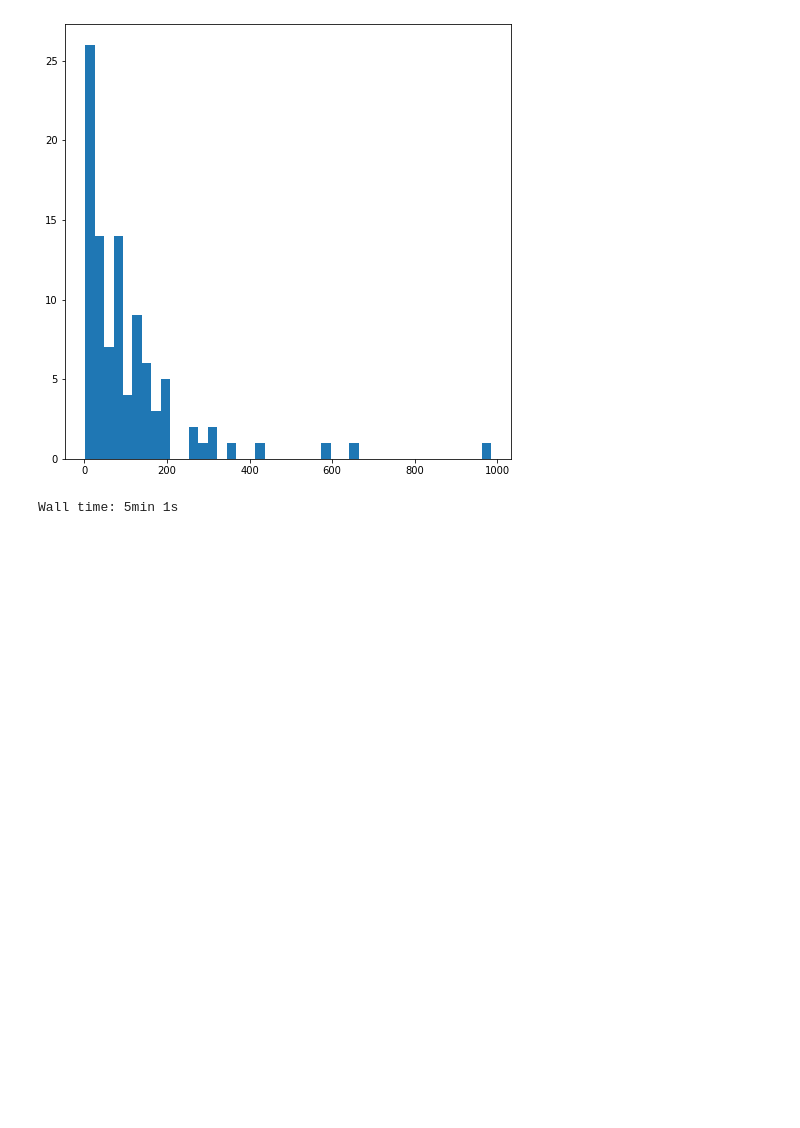
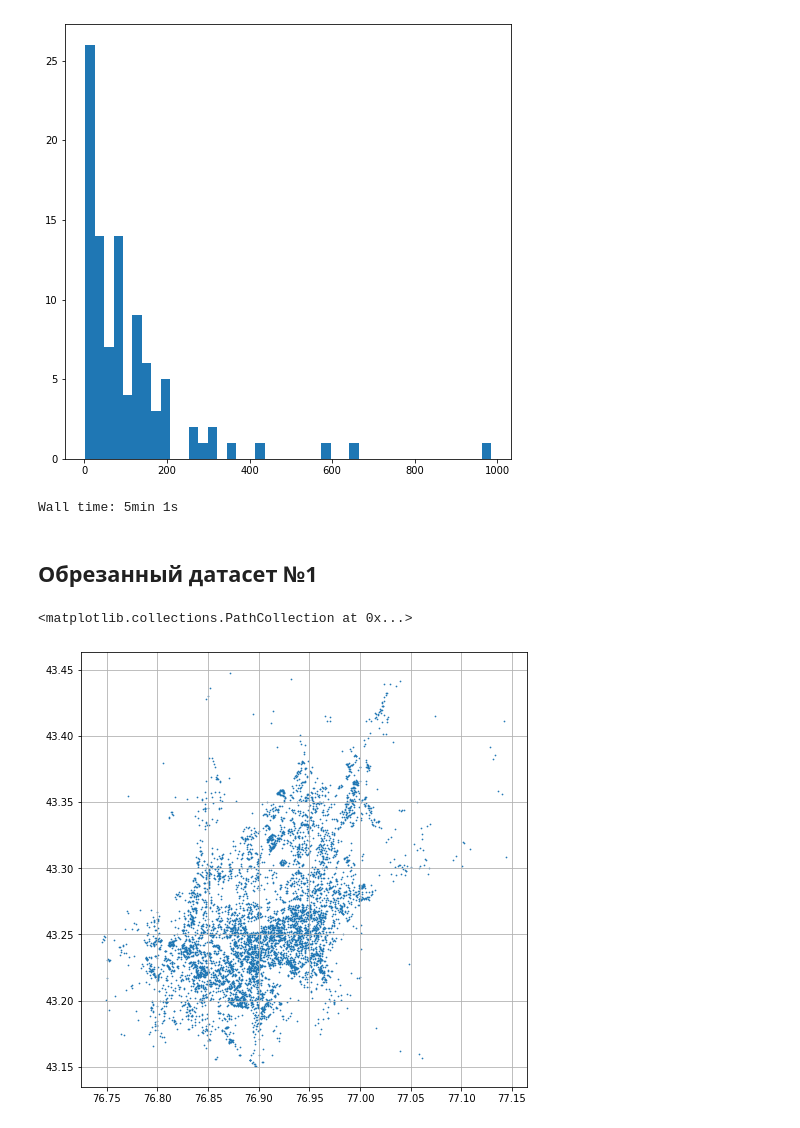
Before and after one commit to Arssel/CMC6, a Jupyter notebook: Alamti.ipynb, the cells around one changed output. Saved outputs shown, nothing was run; the diff lists cells and outputs as text; code cells hidden in the pictures; blank space fills up the shorter version.

```diff
--- a/Alamti.ipynb
+++ b/Alamti.ipynb
@@ -592,3 +595,23 @@ for d in distances_list:
         continue
     d[d>0] += 15
     d_list.append(d)
+# %% [markdown]
+## Обрезанный датасет №1
+# %%
+with open('full_df.pkl', 'rb') as f:
+    df_cut = pickle.load(f)
+# %%
+coords = np.array(list(map(lambda x: (float(x.split(', ')[1][:-1]),
+                    float(x.split(', ')[0][1:])), df_cut.iloc[:, 8].drop_duplicates().to_list())))
+# %%
+filtered_coords = coords[(76.7 < coords[:, 0]) & (coords[:, 0] < 77.2)
+                         & (43.15 < coords[:, 1]) & (coords[:, 1] < 43.45 ), :]
+# %%
+fig = plt.figure(figsize=(8,8))
+plt.grid()
+#plt.scatter(filtered_sample[:, 0], filtered_sample[:, 1], s=0.5)
+plt.scatter(filtered_coords[:, 0], filtered_coords[:, 1], s=0.5)
+#plt.legend(['true', 'sample'])
+# %% [output]
+<matplotlib.collections.PathCollection at 0x...>
+[figure, added]
```
Also changed, not shown: parts of 32 cells of this notebook, 16 other files.
